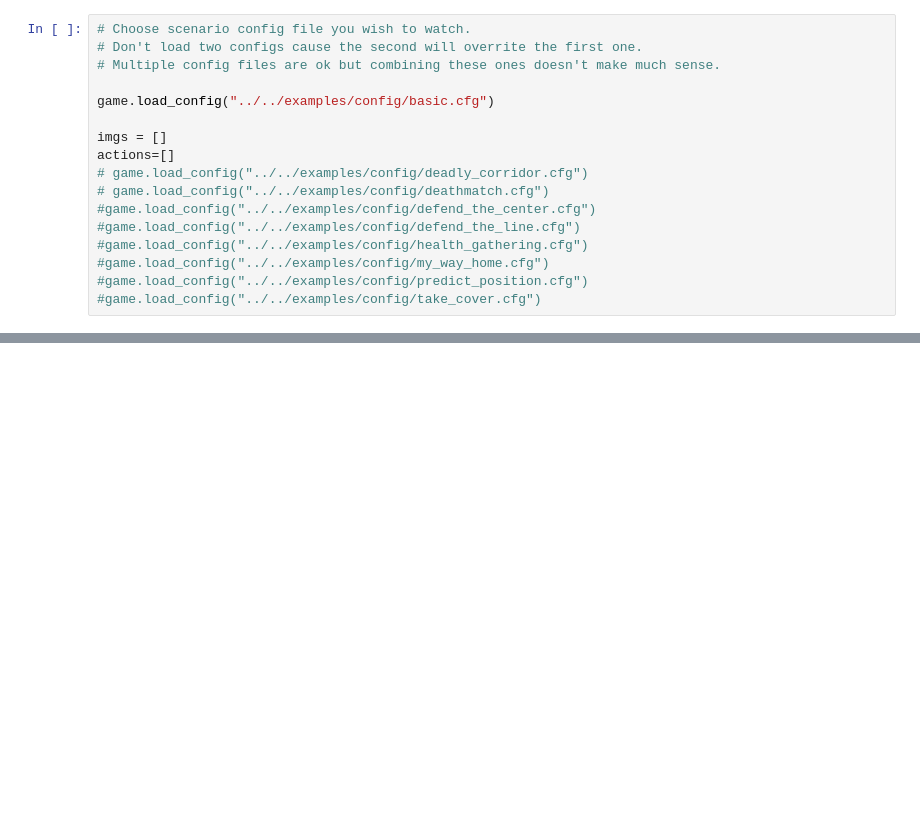
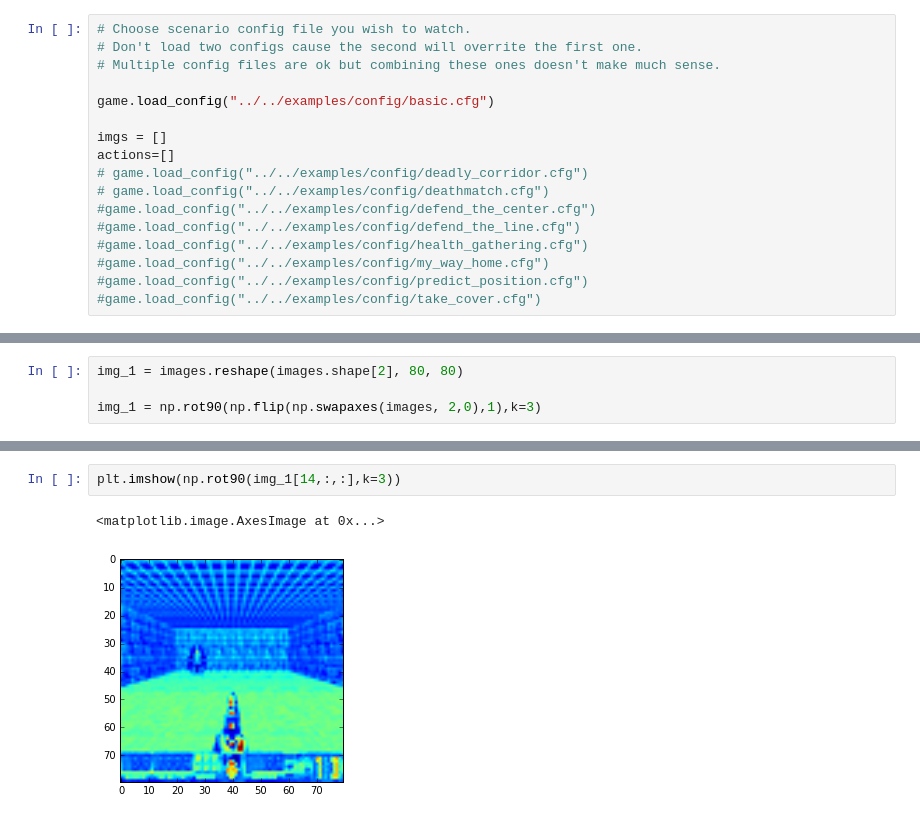
Before and after one commit to vaa239/doom, a Jupyter notebook: ex_spectator(not working).ipynb, the cells around one changed output, grey strips where cells are left out. Saved outputs shown, nothing was run; the diff lists cells and outputs as text; blank space fills up the shorter version.

```diff
--- a/ex_spectator(not working).ipynb
+++ b/ex_spectator(not working).ipynb
@@ -101,0 +609,4 @@ fp = np.memmap(filename, dtype='float32', mode='w+', shape=(3, 240, 320, 300,100
+# %%
+img_1 = images.reshape(images.shape[2], 80, 80)
+
+img_1 = np.rot90(np.flip(np.swapaxes(images, 2,0),1),k=3)
@@ -101,0 +623,5 @@ fp = np.memmap(filename, dtype='float32', mode='w+', shape=(3, 240, 320, 300,100
+# %%
+plt.imshow(np.rot90(img_1[14,:,:],k=3))
+# %% [output]
+<matplotlib.image.AxesImage at 0x...>
+[figure, added]
```
Also changed, not shown: parts of 68 cells of this notebook.
